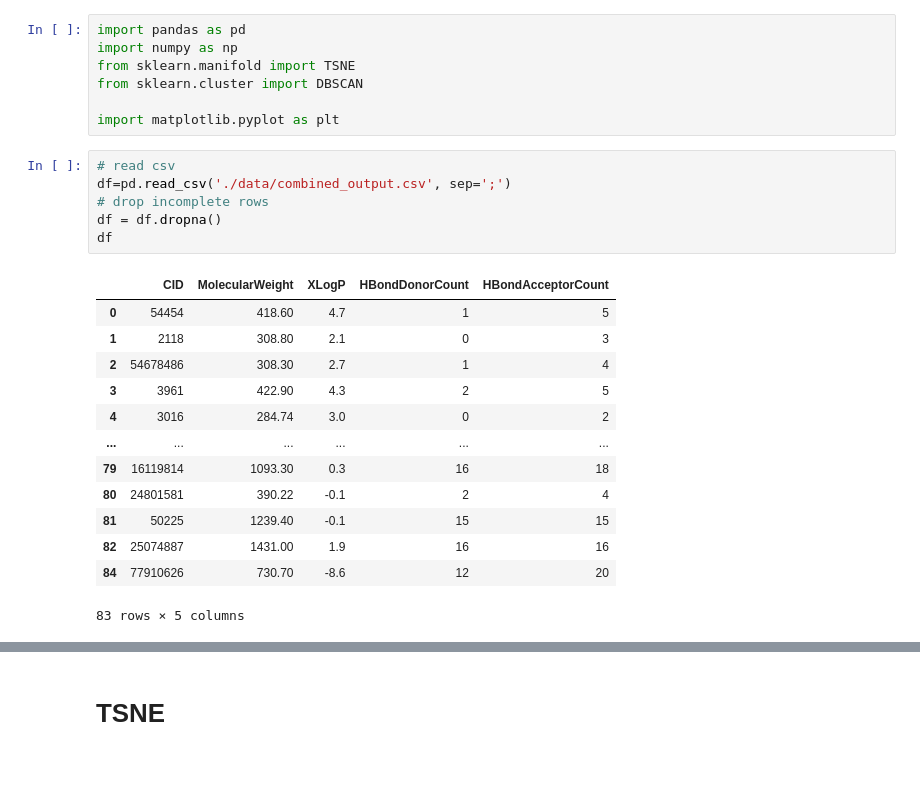
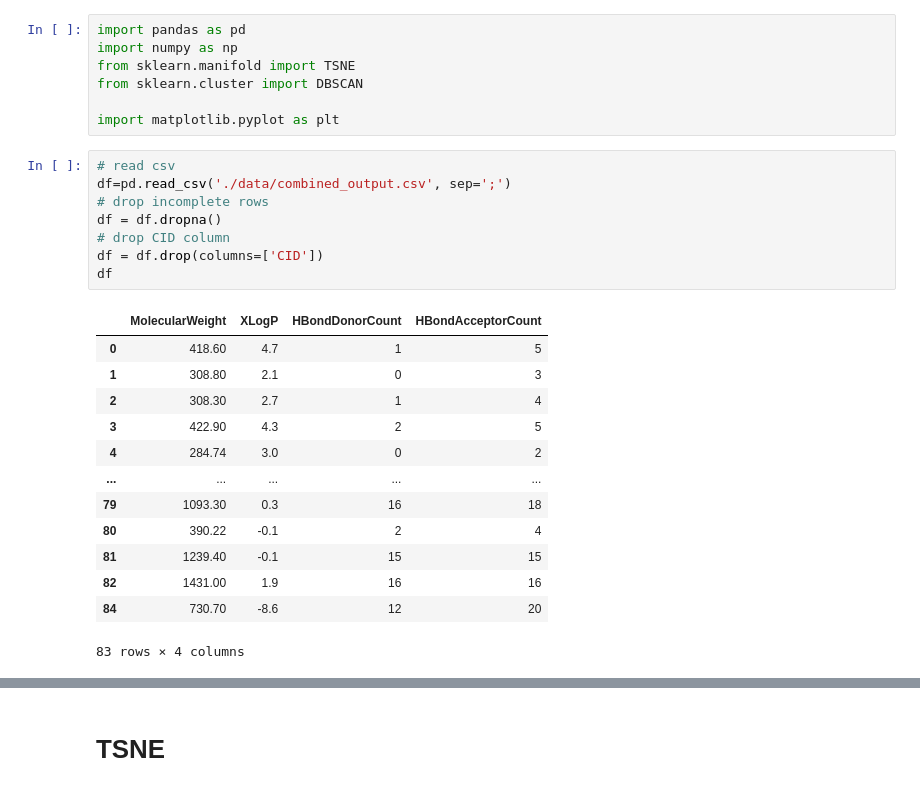
Before and after one commit to JKosciukiewicz/MLDD_Project, a Jupyter notebook: t-SNE.ipynb, the cells around one changed output, grey strips where cells are left out. Saved outputs shown, nothing was run; the diff lists cells and outputs as text.

```diff
--- a/t-SNE.ipynb
+++ b/t-SNE.ipynb
@@ -8,23 +8,25 @@ import matplotlib.pyplot as plt
 # %%
 # read csv
 df=pd.read_csv('./data/combined_output.csv', sep=';')
 # drop incomplete rows
 df = df.dropna()
+# drop CID column
+df = df.drop(columns=['CID'])
 df
 # %% [output]
-|  | CID | MolecularWeight | XLogP | HBondDonorCount | HBondAcceptorCount |
-| 0 | 54454 | 418.60 | 4.7 | 1 | 5 |
-| 1 | 2118 | 308.80 | 2.1 | 0 | 3 |
-| 2 | 54678486 | 308.30 | 2.7 | 1 | 4 |
-| 3 | 3961 | 422.90 | 4.3 | 2 | 5 |
-| 4 | 3016 | 284.74 | 3.0 | 0 | 2 |
-| ... | ... | ... | ... | ... | ... |
-| 79 | 16119814 | 1093.30 | 0.3 | 16 | 18 |
-| 80 | 24801581 | 390.22 | -0.1 | 2 | 4 |
-| 81 | 50225 | 1239.40 | -0.1 | 15 | 15 |
-| 82 | 25074887 | 1431.00 | 1.9 | 16 | 16 |
-| 84 | 77910626 | 730.70 | -8.6 | 12 | 20 |
+|  | MolecularWeight | XLogP | HBondDonorCount | HBondAcceptorCount |
+| 0 | 418.60 | 4.7 | 1 | 5 |
+| 1 | 308.80 | 2.1 | 0 | 3 |
+| 2 | 308.30 | 2.7 | 1 | 4 |
+| 3 | 422.90 | 4.3 | 2 | 5 |
+| 4 | 284.74 | 3.0 | 0 | 2 |
+| ... | ... | ... | ... | ... |
+| 79 | 1093.30 | 0.3 | 16 | 18 |
+| 80 | 390.22 | -0.1 | 2 | 4 |
+| 81 | 1239.40 | -0.1 | 15 | 15 |
+| 82 | 1431.00 | 1.9 | 16 | 16 |
+| 84 | 730.70 | -8.6 | 12 | 20 |
-83 rows × 5 columns
+83 rows × 4 columns
 # %%
 # convert to numpy array
 X = df.to_numpy()
```
Also changed, not shown: parts of 4 cells of this notebook.
